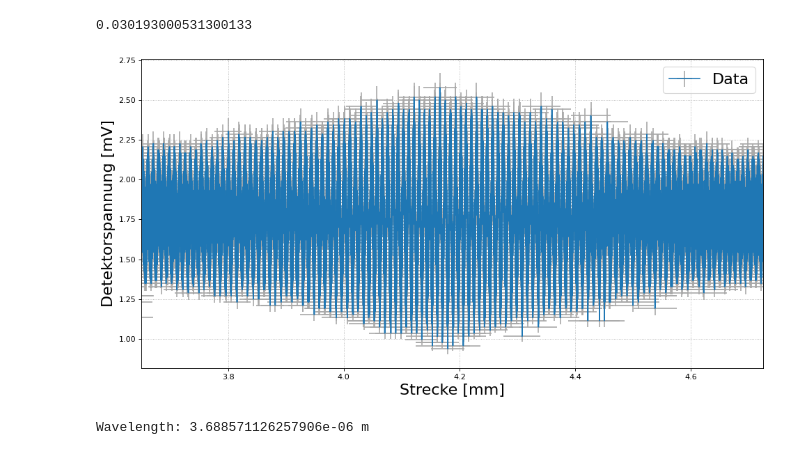
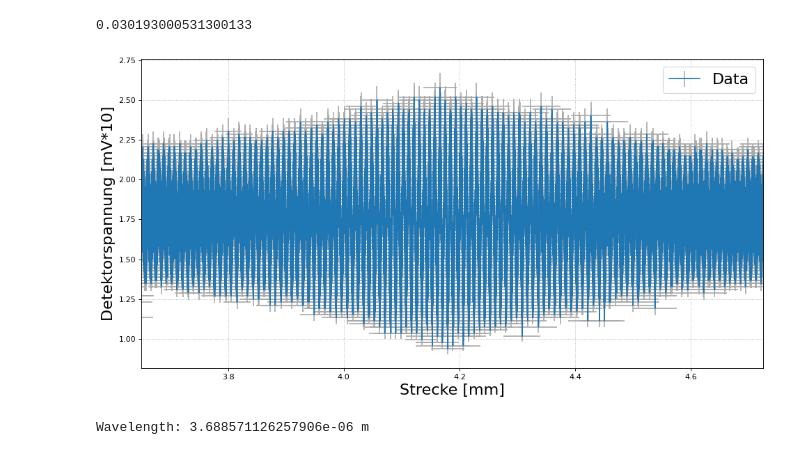
Before and after one commit to Friedrich-Jahns/Fortgeschrittenen-Praktikum-Physik, a Jupyter notebook: FP4_Michelson/A5/A5.ipynb, the cells around one changed output. Cells and saved outputs as stored; diff of their text form; code cells hidden in the pictures.

```diff
--- a/FP4_Michelson/A5/A5.ipynb
+++ b/FP4_Michelson/A5/A5.ipynb
@@ -29,10 +29,10 @@ print(np.mean(data[2]))
 # %%
 f.figsize(2)
 plt.errorbar(data[0],data[1],yerr=yerr,xerr=data[2],label = 'Data',ecolor='darkgray')
 
-f.form([3.650,4.725],xlabel='Strecke [mm]',ylabel='Detektorspannung [mV]',name='Res/A5_interferogramm.pdf')
+f.form([3.650,4.725],xlabel='Strecke [mm]',ylabel='Detektorspannung [mV*10]',name='Res/A5_interferogramm.pdf')
 # %% [output]
-[figure, old version]
+[figure, new version]
 # %%
 freq_scale = 2/5.127868608985219*1e-3
 
```
Also changed, not shown: 9 other files.
